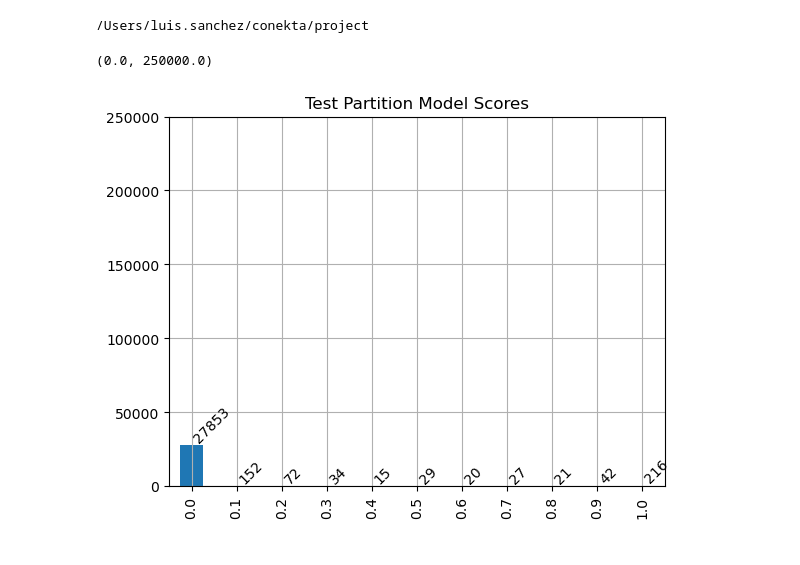
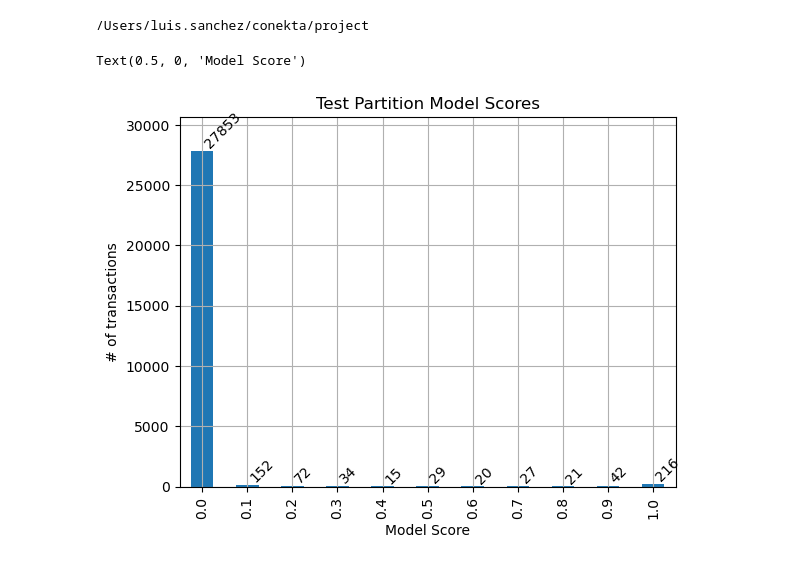
Before and after one commit to RaulSanchezVazquez/fraud_prevention, a Jupyter notebook: notebooks/2_Model_Development_and_Evaluation_B.ipynb, the cells around one changed output. Cells and saved outputs as stored; diff of their text form; code cells hidden in the pictures.

```diff
--- a/notebooks/2_Model_Development_and_Evaluation_B.ipynb
+++ b/notebooks/2_Model_Development_and_Evaluation_B.ipynb
@@ -23,18 +23,21 @@ DATA_PATH = os.path.join(
 /Users/luis.sanchez/conekta/project
 # %%
 data = pd.read_parquet(DATA_PATH).query('name == "test"')
-# %%
-ax = data['y_score'].round(1).value_counts().sort_index().plot(
-    kind='bar')
-
-utils.add_bar_values(
-    ax=ax)
-
-ax.set_title('Test Partition Model Scores');
-ax.set_ylim(0, 250_000)
-# %% [output]
-(0.0, 250000.0)
-[figure, removed]
+# %%
+data_plot = data['y_score'].round(1).value_counts().sort_index()
+ax = data_plot.plot(
+    kind='bar')
+
+utils.add_bar_values(
+    ax=ax)
+ax.set_ylim(0, data_plot.max() * 1.1)
+ax.set_title('Test Partition Model Scores');
+
+ax.set_ylabel('# of transactions')
+ax.set_xlabel('Model Score')
+# %% [output]
+Text(0.5, 0, 'Model Score')
+[figure, added]
 # %%
 y_true, y_score = data['y_true'], data['y_score']
 
```
Also changed, not shown: parts of 3 cells of this notebook, 1 other file.
